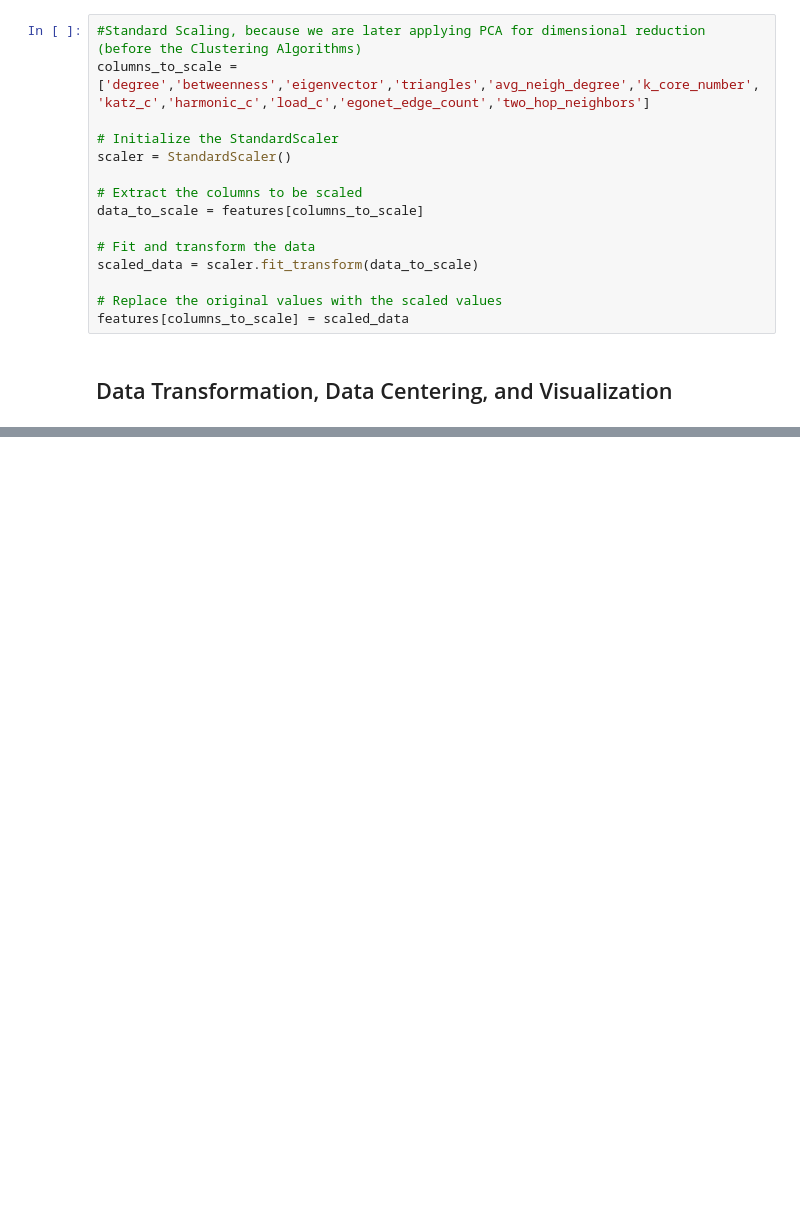
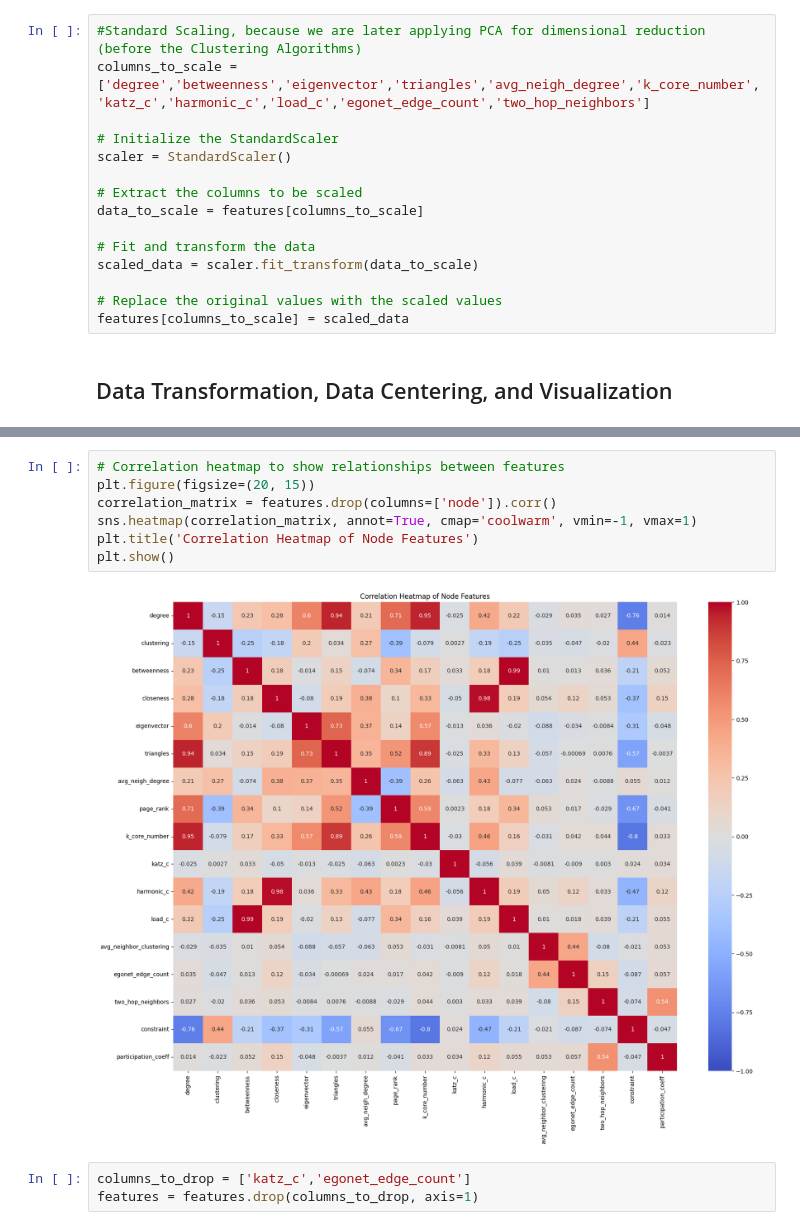
Before and after one commit to PSswathi/aai-510-group2-final-project, a Jupyter notebook: aai-510-group2-final-project-carlos.ipynb, the cells around one changed output, grey strips where cells are left out. Saved outputs shown, nothing was run; the diff lists cells and outputs as text; blank space fills up the shorter version.

```diff
--- a/aai-510-group2-final-project-carlos.ipynb
+++ b/aai-510-group2-final-project-carlos.ipynb
@@ -416,3 +423,15 @@ plt.show()
+# %%
+# Correlation heatmap to show relationships between features
+plt.figure(figsize=(20, 15))
+correlation_matrix = features.drop(columns=['node']).corr()
+sns.heatmap(correlation_matrix, annot=True, cmap='coolwarm', vmin=-1, vmax=1)
+plt.title('Correlation Heatmap of Node Features')
+plt.show()
+# %% [output]
+[figure, added]
+# %%
+columns_to_drop = ['katz_c','egonet_edge_count']
+features = features.drop(columns_to_drop, axis=1)
 # %%
 # Set the figure size
 plt.figure(figsize=(15, 8))
```
Also changed, not shown: parts of 23 cells of this notebook, 1 other file.
